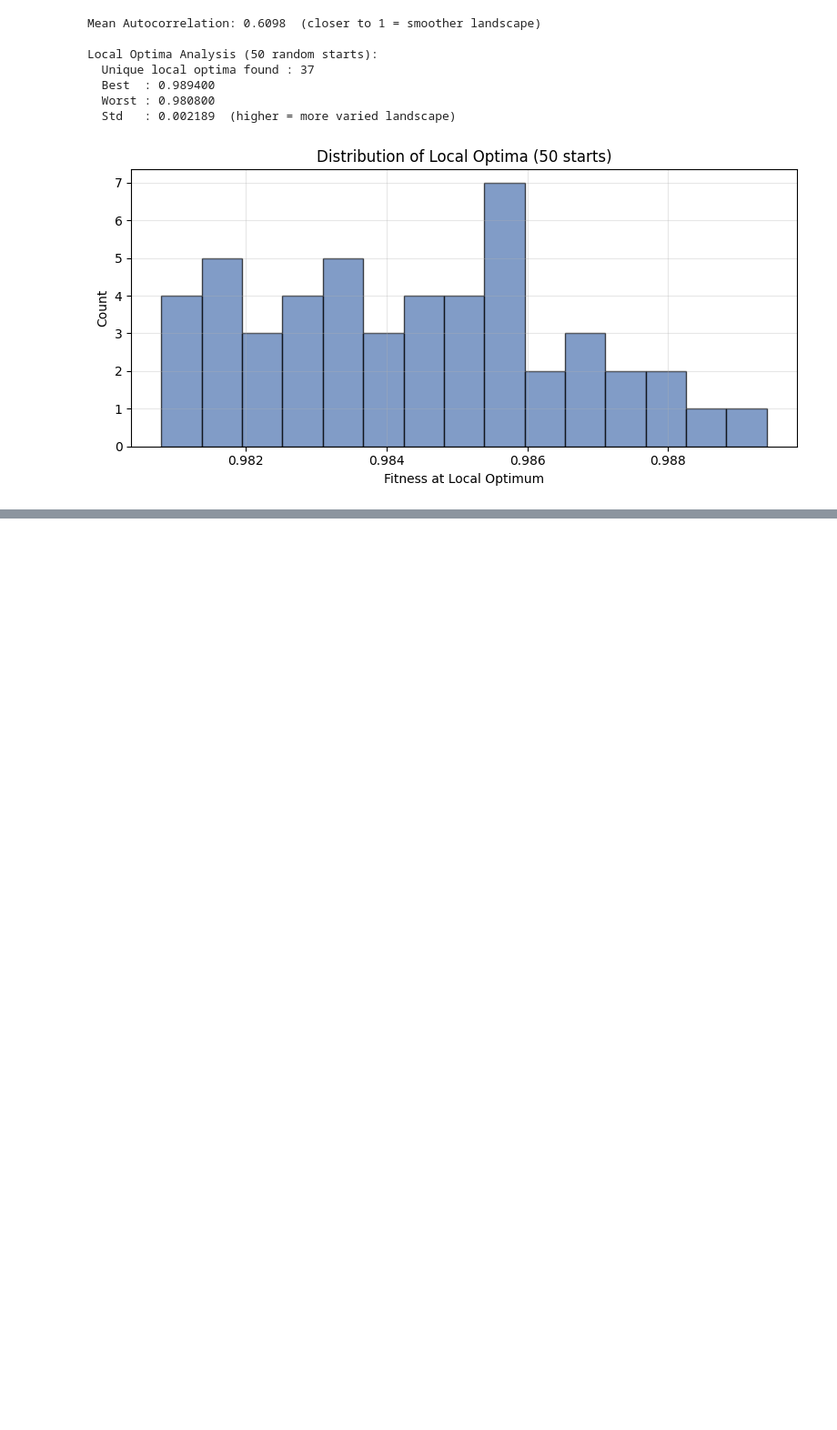
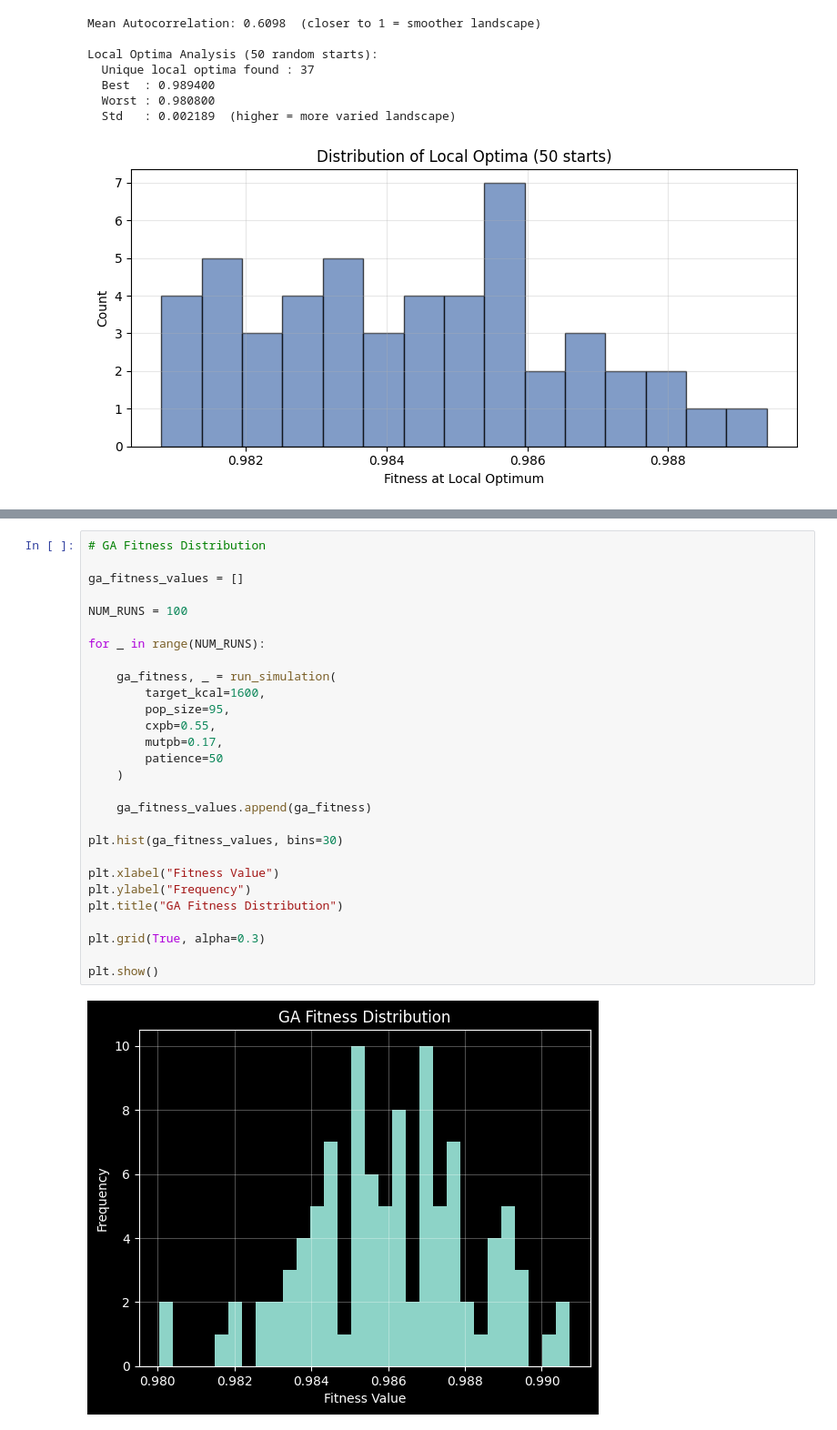
Before and after one commit to Nouf004/Meal-Plan-Optimization-With-GA, a Jupyter notebook: Completing the code step by step/GeneticAlgorithmFinal.ipynb, the cells around one changed output, grey strips where cells are left out. Shown at 91% size. Cells and saved outputs as stored; diff of their text form; blank space fills up the shorter version.

```diff
--- a/Completing the code step by step/GeneticAlgorithmFinal.ipynb
+++ b/Completing the code step by step/GeneticAlgorithmFinal.ipynb
@@ -885,0 +912,30 @@ Local Optima Analysis (50 random starts):
+# %%
+# GA Fitness Distribution
+
+ga_fitness_values = []
+
+NUM_RUNS = 100
+
+for _ in range(NUM_RUNS):
+
+    ga_fitness, _ = run_simulation(
+        target_kcal=1600,
+        pop_size=95,
+        cxpb=0.55,
+        mutpb=0.17,
+        patience=50
+    )
+
+    ga_fitness_values.append(ga_fitness)
+
+plt.hist(ga_fitness_values, bins=30)
+
+plt.xlabel("Fitness Value")
+plt.ylabel("Frequency")
+plt.title("GA Fitness Distribution")
+
+plt.grid(True, alpha=0.3)
+
+plt.show()
+# %% [output]
+[figure, added]
```
Also changed, not shown: parts of 1 cell of this notebook.
